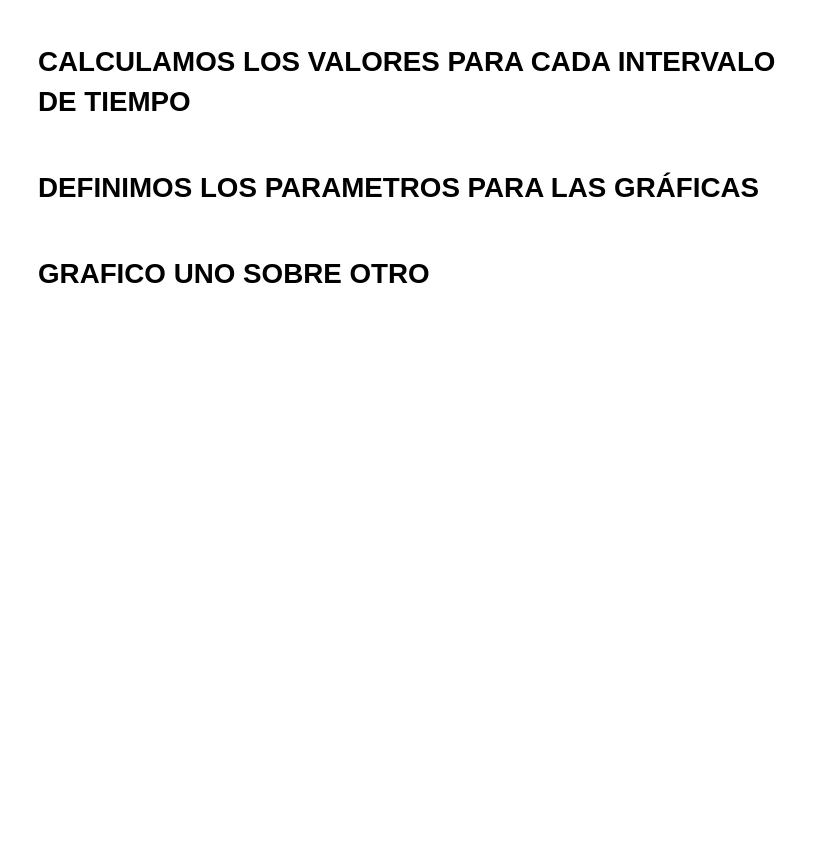
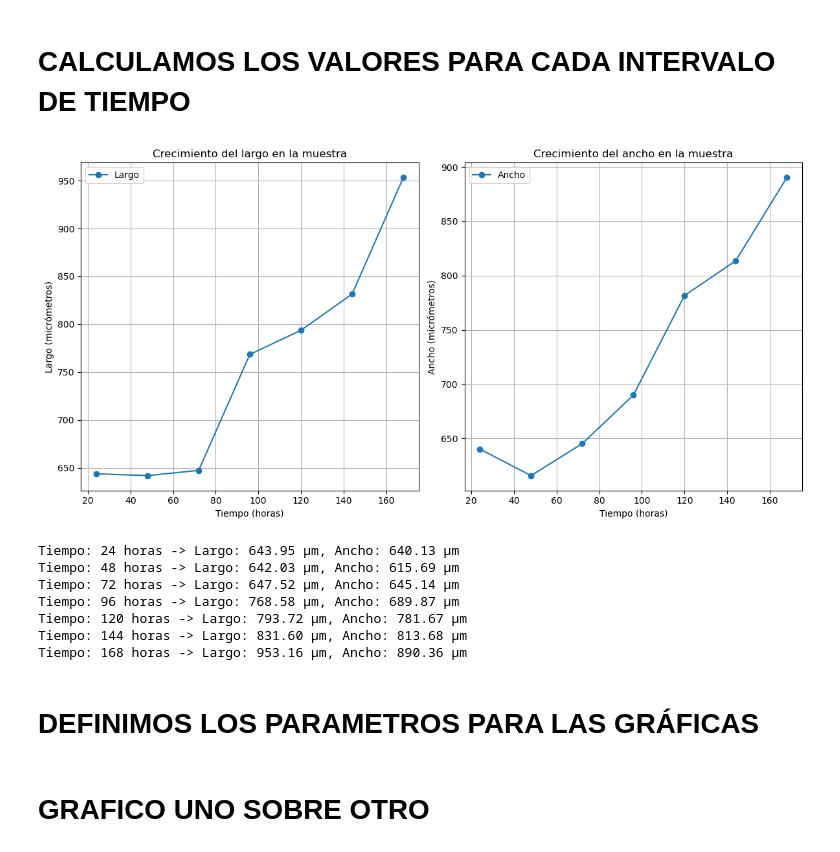
Before and after one commit to AdairPonceuwu/SferoidAnalisis, a Jupyter notebook: Crecimeinto_Esteroides.ipynb, the cells around one changed output. Cells and saved outputs as stored; diff of their text form; code cells hidden in the pictures; blank space fills up the shorter version.

Commit message:
Mostrando la primera prueba generada con Kernel

```diff
--- a/Crecimeinto_Esteroides.ipynb
+++ b/Crecimeinto_Esteroides.ipynb
@@ -34,56 +50,50 @@ columns_anchos = ['Ancho_24','Ancho_48','Ancho_72','Ancho_96','Ancho_120', 'Anch
 # %% [markdown]
 # CALCULAMOS LOS VALORES PARA CADA INTERVALO DE TIEMPO
 # %%
-# Datos iniciales
-#largo_inicial = 1  # en micrómetros
-#ancho_inicial = 1  # en micrómetros
-
-# Tasa de crecimiento específica (supongamos una tasa de crecimiento)
-#mu_largo = 0.0410  # puedes ajustar este valor según tus datos experimentales
-#mu_ancho = 0.0409  # puedes ajustar este valor según tus datos experimentales
-
 # Tiempos de medición (en horas)
 tiempos = np.array([24, 48, 72, 96, 120, 144, 168])
 
-# Función de crecimiento exponencial
-def crecimiento_exponencial(inicial, mu, tiempos):
-    return inicial * np.exp(mu * tiempos)
-
-# Calcular largos y anchos en cada tiempo
-#largos = crecimiento_exponencial(largo_inicial, mu_largo, tiempos)
-#anchos = crecimiento_exponencial(ancho_inicial, mu_ancho, tiempos)
-
+#Obtenemos los valores de la primera muestra generada con Kernel
 largos = df_new_samples[columns_largos].iloc[0].values
 anchos = df_new_samples[columns_anchos].iloc[0].values
 
 # Graficar los resultados
 plt.figure(figsize=(12, 6))
 
 # Gráfico para largos
 plt.subplot(1, 2, 1)
 plt.plot(tiempos, largos, 'o-', label='Largo')
 plt.xlabel('Tiempo (horas)')
 plt.ylabel('Largo (micrómetros)')
 plt.title('Crecimiento del largo en la muestra')
 plt.legend()
 plt.grid(True)
 
 # Gráfico para anchos
 plt.subplot(1, 2, 2)
 plt.plot(tiempos, anchos, 'o-', label='Ancho')
 plt.xlabel('Tiempo (horas)')
 plt.ylabel('Ancho (micrómetros)')
 plt.title('Crecimiento del ancho en la muestra')
 plt.legend()
 plt.grid(True)
 
 plt.tight_layout()
 plt.show()
 
 # Mostrar resultados
 for dimensiones in list(zip(tiempos,largos, anchos)):
     tiempo, largo, ancho = dimensiones
     print(f"Tiempo: {tiempo} horas -> Largo: {largo:.2f} µm, Ancho: {ancho:.2f} µm")
+# %% [output]
+[figure, added]
+Tiempo: 24 horas -> Largo: 643.95 µm, Ancho: 640.13 µm
+Tiempo: 48 horas -> Largo: 642.03 µm, Ancho: 615.69 µm
+Tiempo: 72 horas -> Largo: 647.52 µm, Ancho: 645.14 µm
+Tiempo: 96 horas -> Largo: 768.58 µm, Ancho: 689.87 µm
+Tiempo: 120 horas -> Largo: 793.72 µm, Ancho: 781.67 µm
+Tiempo: 144 horas -> Largo: 831.60 µm, Ancho: 813.68 µm
+Tiempo: 168 horas -> Largo: 953.16 µm, Ancho: 890.36 µm
 # %% [markdown]
 # DEFINIMOS LOS PARAMETROS PARA LAS GRÁFICAS
 # %%
```
Also changed, not shown: parts of 21 cells of this notebook.
